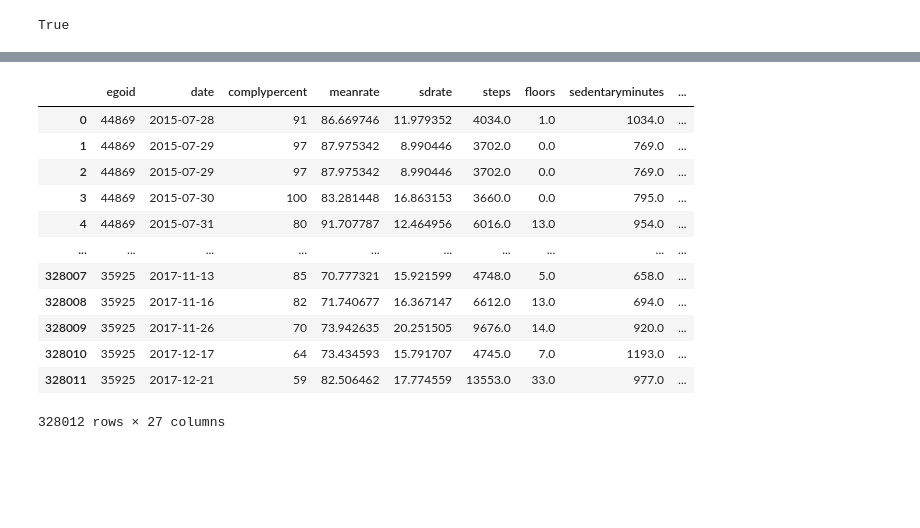
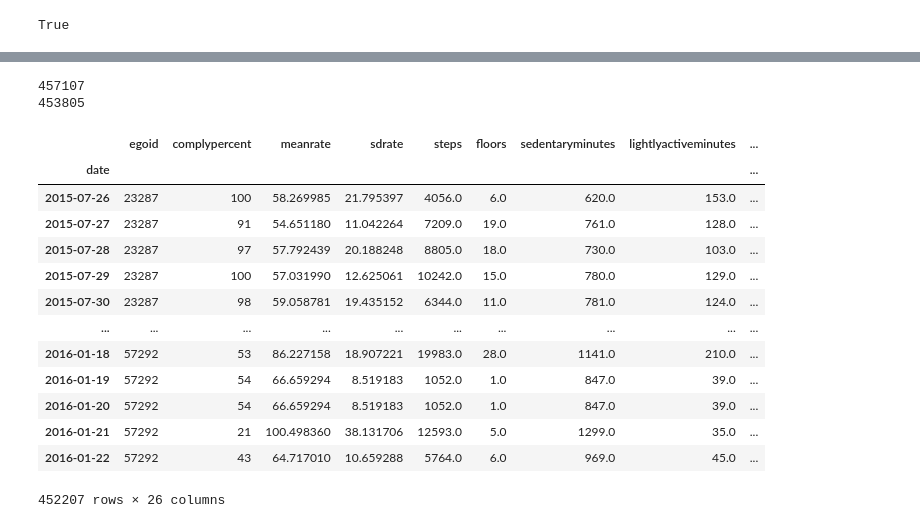
Before and after one commit to melaniaczobit/Major-Research-Project, a Jupyter notebook: MRP.ipynb, the cells around one changed output, grey strips where cells are left out. Drawn from its saved outputs; the diff is of its cells as text; code cells hidden in the pictures; blank space fills up the shorter version.

```diff
--- a/MRP.ipynb
+++ b/MRP.ipynb
@@ -382,6 +342,7 @@ for i in ids_sleep:
     temp = temp.drop_duplicates('date',keep='first').set_index('date')
 
   temp = temp.resample('D').ffill()
+  temp = temp.fillna(temp.mean())
   df_sleep3 = df_sleep3.append(temp)
 # %%
 df_sleep3
@@ -476,10 +416,10 @@ print(missing_id2)
 []
 # %%
 # remove egoid 55340 as no sleep data collected
-df = df[df.egoid != 55340]
+df3 = df3[df3.egoid != 55340]
 # %%
-daily = df['egoid'].value_counts().to_dict()
-sleep = df_sleep['egoid'].value_counts().to_dict()
+daily = df3['egoid'].value_counts().to_dict()
+sleep = df_sleep3['egoid'].value_counts().to_dict()
 
 print(daily)
 print(sleep)
@@ -510,25 +450,34 @@ print(remove_ids)
 # %%
 for id in remove_ids:
-  df = df[df.egoid != id]
-  df_sleep = df_sleep[df_sleep.egoid != id]
+  df3 = df3[df3.egoid != id]
+  df_sleep3 = df_sleep3[df_sleep3.egoid != id]
 # %%
 # for key in daily:
 #     if key in sleep:
 #       print(key, daily[key], sleep[key])
+# %%
+# Some days reported are missing either daytime or sleep data
+# joining the two tables will be an inner join, dropping rows that do not have complete data for a given day
+print(len(df3))
+print(len(df_sleep3))
+# %% [output]
+457107
+453805
 # %%
-df_all = df.merge(df_sleep, how='inner', on=["egoid","date"])
+df_all = df3.merge(df_sleep3, how='inner', on=["egoid","date"])
 df_all
 # %% [output]
-|  | egoid | date | complypercent | meanrate | sdrate | steps | floors | sedentaryminutes | ... |
-| 0 | 44869 | 2015-07-28 | 91 | 86.669746 | 11.979352 | 4034.0 | 1.0 | 1034.0 | ... |
-| 1 | 44869 | 2015-07-29 | 97 | 87.975342 | 8.990446 | 3702.0 | 0.0 | 769.0 | ... |
-| 2 | 44869 | 2015-07-29 | 97 | 87.975342 | 8.990446 | 3702.0 | 0.0 | 769.0 | ... |
-| 3 | 44869 | 2015-07-30 | 100 | 83.281448 | 16.863153 | 3660.0 | 0.0 | 795.0 | ... |
-| 4 | 44869 | 2015-07-31 | 80 | 91.707787 | 12.464956 | 6016.0 | 13.0 | 954.0 | ... |
+|  | egoid | complypercent | meanrate | sdrate | steps | floors | sedentaryminutes | lightlyactiveminutes | ... |
+| date |  |  |  |  |  |  |  |  | ... |
+| 2015-07-26 | 23287 | 100 | 58.269985 | 21.795397 | 4056.0 | 6.0 | 620.0 | 153.0 | ... |
+| 2015-07-27 | 23287 | 91 | 54.651180 | 11.042264 | 7209.0 | 19.0 | 761.0 | 128.0 | ... |
+| 2015-07-28 | 23287 | 97 | 57.792439 | 20.188248 | 8805.0 | 18.0 | 730.0 | 103.0 | ... |
+| 2015-07-29 | 23287 | 100 | 57.031990 | 12.625061 | 10242.0 | 15.0 | 780.0 | 129.0 | ... |
+| 2015-07-30 | 23287 | 98 | 59.058781 | 19.435152 | 6344.0 | 11.0 | 781.0 | 124.0 | ... |
 | ... | ... | ... | ... | ... | ... | ... | ... | ... | ... |
-| 328007 | 35925 | 2017-11-13 | 85 | 70.777321 | 15.921599 | 4748.0 | 5.0 | 658.0 | ... |
-| 328008 | 35925 | 2017-11-16 | 82 | 71.740677 | 16.367147 | 6612.0 | 13.0 | 694.0 | ... |
-| 328009 | 35925 | 2017-11-26 | 70 | 73.942635 | 20.251505 | 9676.0 | 14.0 | 920.0 | ... |
-| 328010 | 35925 | 2017-12-17 | 64 | 73.434593 | 15.791707 | 4745.0 | 7.0 | 1193.0 | ... |
-| 328011 | 35925 | 2017-12-21 | 59 | 82.506462 | 17.774559 | 13553.0 | 33.0 | 977.0 | ... |
+| 2016-01-18 | 57292 | 53 | 86.227158 | 18.907221 | 19983.0 | 28.0 | 1141.0 | 210.0 | ... |
+| 2016-01-19 | 57292 | 54 | 66.659294 | 8.519183 | 1052.0 | 1.0 | 847.0 | 39.0 | ... |
+| 2016-01-20 | 57292 | 54 | 66.659294 | 8.519183 | 1052.0 | 1.0 | 847.0 | 39.0 | ... |
+| 2016-01-21 | 57292 | 21 | 100.498360 | 38.131706 | 12593.0 | 5.0 | 1299.0 | 35.0 | ... |
+| 2016-01-22 | 57292 | 43 | 64.717010 | 10.659288 | 5764.0 | 6.0 | 969.0 | 45.0 | ... |
-328012 rows × 27 columns
+452207 rows × 26 columns
```
Also changed, not shown: parts of 29 cells of this notebook.
